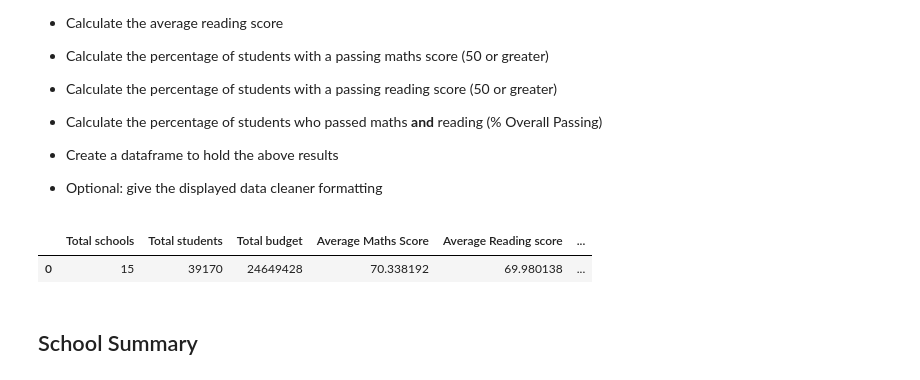
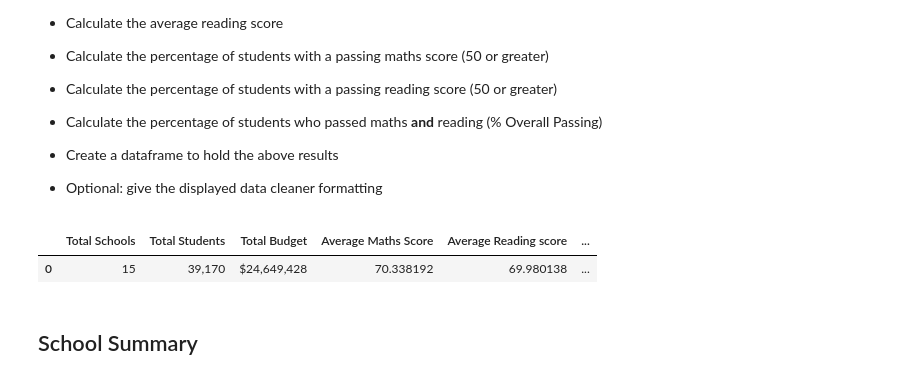
Before and after one commit to Shaunisme/pandas-challenge, a Jupyter notebook: PyCitySchools/PyCitySchools.ipynb, the cells around one changed output. Cells and saved outputs as stored; diff of their text form; code cells hidden in the pictures.

```diff
--- a/PyCitySchools/PyCitySchools.ipynb
+++ b/PyCitySchools/PyCitySchools.ipynb
@@ -73,14 +73,19 @@ passOverall_df=((student_data["maths_score"] >= 50 ) & (student_data["reading_sc
 passOverallPercent=passOverall_df.sum() / totalStudents * 100
 # %%
 # Create a dataframe to hold the above results
-summary=[{"Total schools":totalSchools,"Total students":totalStudents,"Total budget":totalBudget,"Average Maths Score":averageMaths,"Average Reading score":averageReading,"% Passing Maths":passMathsPercent,"% Passing Reading ":passReadingPercent,"% Overall Passing":passOverallPercent}]
+summary=[{"Total Schools":totalSchools,"Total Students":totalStudents,"Total Budget":totalBudget,"Average Maths Score":averageMaths,\
+    "Average Reading score":averageReading,"% Passing Maths":passMathsPercent,"% Passing Reading ":passReadingPercent,\
+    "% Overall Passing":passOverallPercent}]
 summary=pd.DataFrame(summary)
 
 # Give the displayed data cleaner formatting
+summary['Total Students']=summary['Total Students'].astype(int).map('{0:,.0f}'.format)
+summary['Total Budget']=summary['Total Budget'].astype(int).map('${0:,.0f}'.format)
+
 summary
 # %% [output]
-|  | Total schools | Total students | Total budget | Average Maths Score | Average Reading score | ... |
-| 0 | 15 | 39170 | 24649428 | 70.338192 | 69.980138 | ... |
+|  | Total Schools | Total Students | Total Budget | Average Maths Score | Average Reading score | ... |
+| 0 | 15 | 39,170 | $24,649,428 | 70.338192 | 69.980138 | ... |
 # %% [markdown]
 ## School Summary
 # %% [markdown]
```
Also changed, not shown: parts of 20 cells of this notebook.
